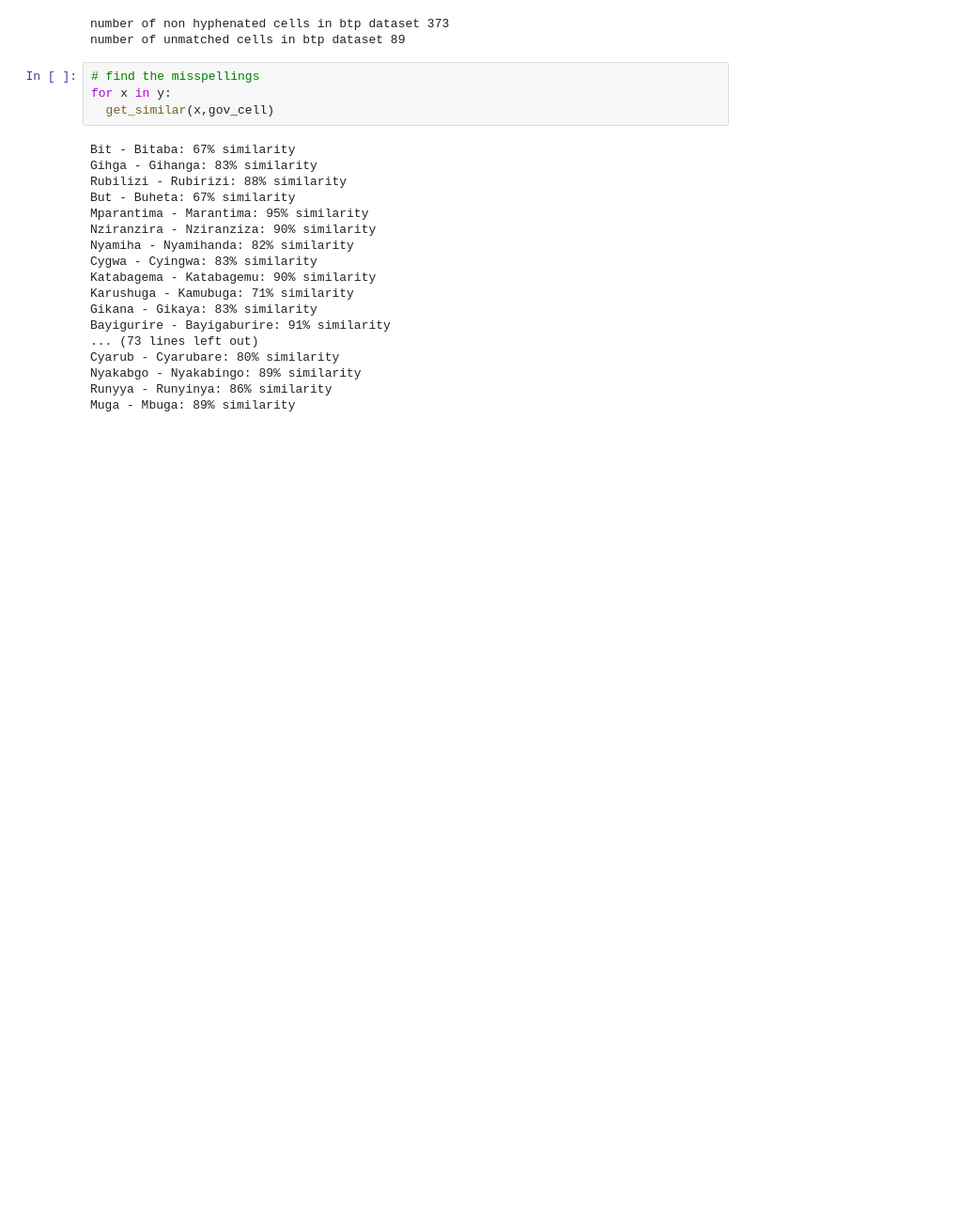
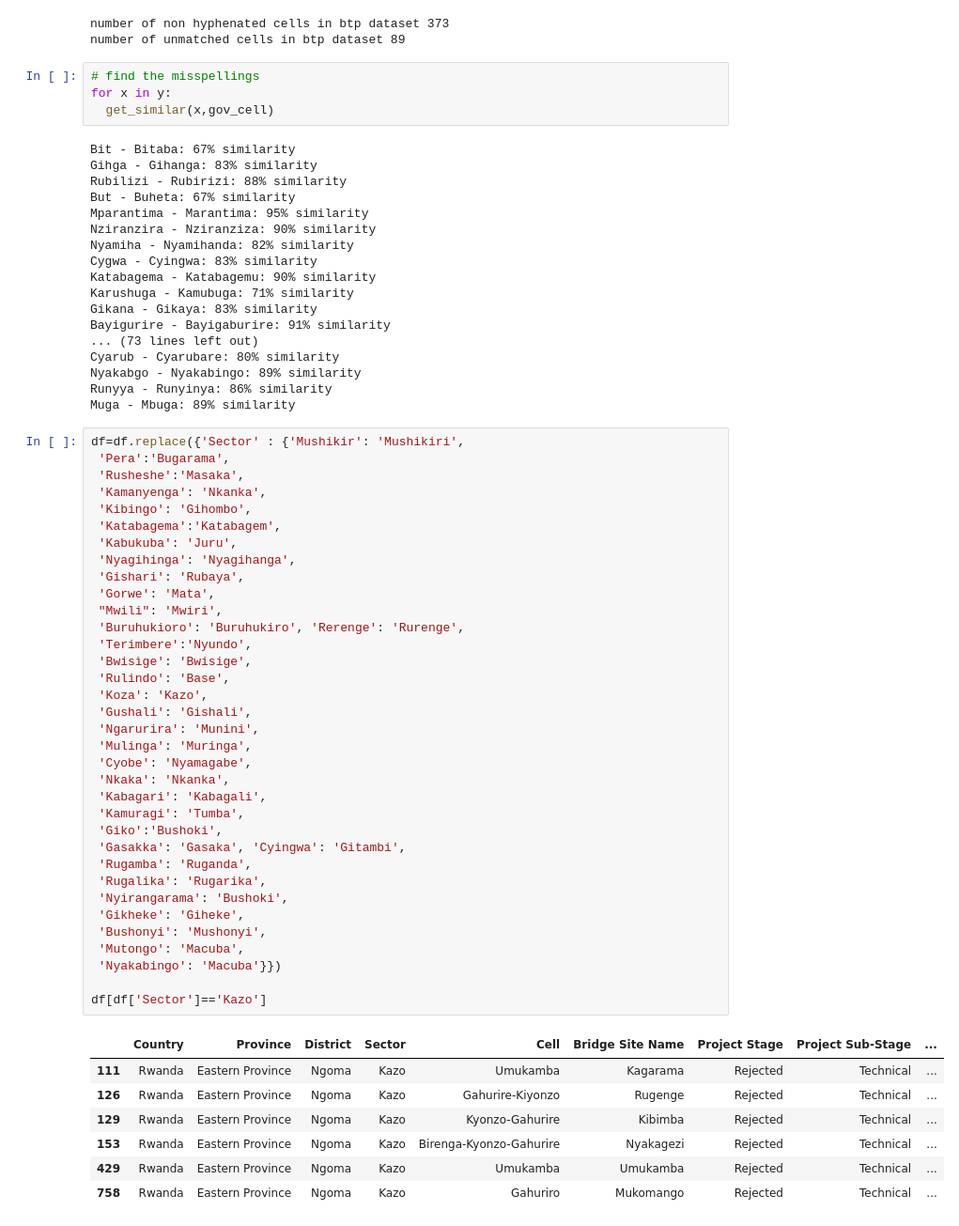
Before and after one commit to BloomTech-Labs/bridges-to-prosperity-ds-b, a Jupyter notebook: notebooks/Match_village_ids.ipynb, the cells around one changed output. Shown: that part at 94% size. Drawn from its saved outputs; the diff is of its cells as text; blank space fills up the shorter version.

```diff
--- a/notebooks/Match_village_ids.ipynb
+++ b/notebooks/Match_village_ids.ipynb
@@ -436,3 +439,46 @@ Cyarub - Cyarubare: 80% similarity
 Nyakabgo - Nyakabingo: 89% similarity
 Runyya - Runyinya: 86% similarity
 Muga - Mbuga: 89% similarity
+# %%
+df=df.replace({'Sector' : {'Mushikir': 'Mushikiri',
+ 'Pera':'Bugarama',
+ 'Rusheshe':'Masaka',
+ 'Kamanyenga': 'Nkanka',
+ 'Kibingo': 'Gihombo',
+ 'Katabagema':'Katabagem',
+ 'Kabukuba': 'Juru',
+ 'Nyagihinga': 'Nyagihanga',
+ 'Gishari': 'Rubaya',
+ 'Gorwe': 'Mata',
+ "Mwili": 'Mwiri',
+ 'Buruhukioro': 'Buruhukiro', 'Rerenge': 'Rurenge',
+ 'Terimbere':'Nyundo',
+ 'Bwisìge': 'Bwisige',
+ 'Rulindo': 'Base',
+ 'Koza': 'Kazo',
+ 'Gushali': 'Gishali',
+ 'Ngarurira': 'Munini',
+ 'Mulinga': 'Muringa',
+ 'Cyobe': 'Nyamagabe',
+ 'Nkaka': 'Nkanka',
+ 'Kabagari': 'Kabagali',
+ 'Kamuragi': 'Tumba',
+ 'Giko':'Bushoki',
+ 'Gasakka': 'Gasaka', 'Cyingwa': 'Gitambi',
+ 'Rugamba': 'Ruganda',
+ 'Rugalika': 'Rugarika',
+ 'Nyirangarama': 'Bushoki',
+ 'Gikheke': 'Giheke',
+ 'Bushonyi': 'Mushonyi',
+ 'Mutongo': 'Macuba',
+ 'Nyakabingo': 'Macuba'}})
+
+df[df['Sector']=='Kazo']
+# %% [output]
+|  | Country | Province | District | Sector | Cell | Bridge Site Name | Project Stage | Project Sub-Stage | ... |
+| 111 | Rwanda | Eastern Province | Ngoma | Kazo | Umukamba | Kagarama | Rejected | Technical | ... |
+| 126 | Rwanda | Eastern Province | Ngoma | Kazo | Gahurire-Kiyonzo | Rugenge | Rejected | Technical | ... |
+| 129 | Rwanda | Eastern Province | Ngoma | Kazo | Kyonzo-Gahurire | Kibimba | Rejected | Technical | ... |
+| 153 | Rwanda | Eastern Province | Ngoma | Kazo | Birenga-Kyonzo-Gahurire | Nyakagezi | Rejected | Technical | ... |
+| 429 | Rwanda | Eastern Province | Ngoma | Kazo | Umukamba | Umukamba | Rejected | Technical | ... |
+| 758 | Rwanda | Eastern Province | Ngoma | Kazo | Gahuriro | Mukomango | Rejected | Technical | ... |
```
Also changed, not shown: parts of 7 cells of this notebook.
